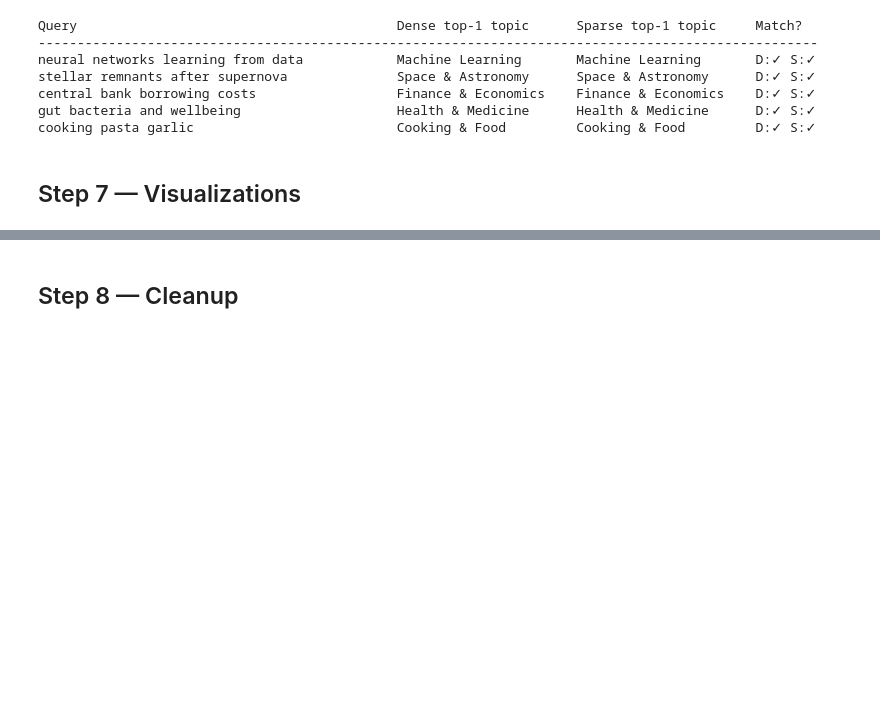
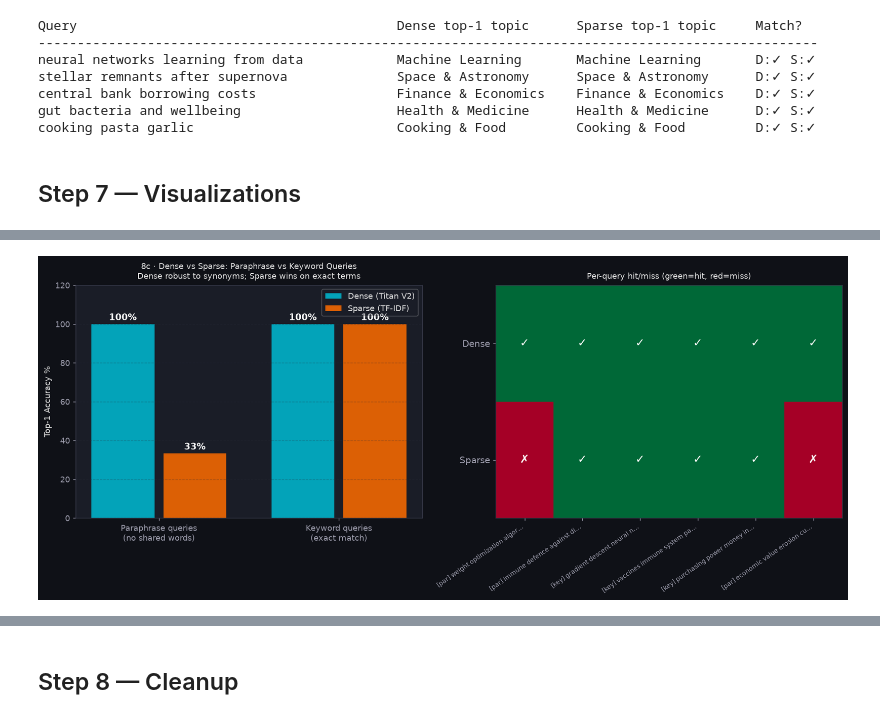
Before and after one commit to Ramu-DE/rag-patterns-aws-Qdrant, a Jupyter notebook: qdrant_notebooks/slide_deck_implementations/02_Dense_vs_Sparse_Encoding.ipynb, the cells around one changed output, grey strips where cells are left out. Cells and saved outputs as stored; diff of their text form; code cells hidden in the pictures; blank space fills up the shorter version.

```diff
--- a/qdrant_notebooks/slide_deck_implementations/02_Dense_vs_Sparse_Encoding.ipynb
+++ b/qdrant_notebooks/slide_deck_implementations/02_Dense_vs_Sparse_Encoding.ipynb
@@ -395,0 +498,98 @@ Saved: 02_dense_vs_sparse.png
+# %%
+# ── Paraphrase robustness test ────────────────────────────────────────────────
+# Dense should WIN on paraphrases (no shared words)
+# Sparse should WIN on exact keyword matches
+
+robustness_cases = [
+    # (query,                                          ground_truth_sentence_idx, tag)
+    ('weight optimization algorithm deep learning',   10, 'paraphrase'),  # GT: 'Gradient descent optimises neural network weights.'
+    ('immune defence against disease pathogens',      20, 'paraphrase'),  # GT: 'Vaccines stimulate the immune system against pathogens.'
+    ('gradient descent neural network weights',       10, 'keyword'),     # exact words
+    ('vaccines immune system pathogens',              20, 'keyword'),     # exact words
+    ('purchasing power money inflation',              15, 'keyword'),     # exact words
+    ('economic value erosion currency devaluation',  15, 'paraphrase'),  # GT: 'Inflation erodes the purchasing power of money.'
+]
+
+gt_texts = [sentences[idx] for _, idx, _ in robustness_cases]
+
+results = []
+for query, gt_idx, tag in robustness_cases:
+    # Dense
+    qvec = embed(query)
+    d_hits = qc.query_points(DENSE_COLL, query=qvec.tolist(), limit=3, with_payload=True).points
+    d_top_text = d_hits[0].payload['text'] if d_hits else ''
+    d_hit = d_top_text == sentences[gt_idx]
+    d_score = float(d_hits[0].score) if d_hits else 0.0
+
+    # Sparse
+    qvec_sp = tfidf.transform([query])
+    sp_idx = qvec_sp.nonzero()[1].tolist()
+    sp_vals = qvec_sp.data.tolist()
+    if sp_idx:
+        s_hits = qc.query_points(SPARSE_COLL,
+                     query=SparseVector(indices=sp_idx, values=sp_vals),
+                     using='sparse', limit=3, with_payload=True).points
+        s_top_text = s_hits[0].payload['text'] if s_hits else ''
+        s_hit = s_top_text == sentences[gt_idx]
+        s_score = float(s_hits[0].score) if s_hits else 0.0
+    else:
+        s_hit, s_score = False, 0.0
+
+    results.append({'query': query, 'tag': tag, 'gt_idx': gt_idx,
+                    'd_hit': d_hit, 'd_score': d_score,
+                    's_hit': s_hit, 's_score': s_score})
+    print(f'[{tag:10s}] D:{"✓" if d_hit else "✗"} {d_score:.3f}  '
+          f'S:{"✓" if s_hit else "✗"} {s_score:.3f}  Q: {query[:50]}')
+
+# ── grouped bar chart ─────────────────────────────────────────────────────────
+paraphrase_rows = [r for r in results if r['tag'] == 'paraphrase']
+keyword_rows    = [r for r in results if r['tag'] == 'keyword']
+
+def accuracy(rows, key): return sum(r[key] for r in rows) / len(rows) * 100
+
+cats   = ['Paraphrase queries\n(no shared words)', 'Keyword queries\n(exact match)']
+d_acc  = [accuracy(paraphrase_rows,'d_hit'), accuracy(keyword_rows,'d_hit')]
+s_acc  = [accuracy(paraphrase_rows,'s_hit'), accuracy(keyword_rows,'s_hit')]
+
+fig, (ax1, ax2) = plt.subplots(1, 2, figsize=(14, 6), facecolor='#0f1117')
+
+# left: accuracy bars
+ax1.set_facecolor('#1a1d27')
+x = np.arange(len(cats))
+b1 = ax1.bar(x - 0.2, d_acc, 0.35, label='Dense (Titan V2)', color='#00BCD4', alpha=0.85)
+b2 = ax1.bar(x + 0.2, s_acc, 0.35, label='Sparse (TF-IDF)',  color='#FF6D00', alpha=0.85)
+for bar, val in zip(list(b1)+list(b2), d_acc+s_acc):
+    ax1.text(bar.get_x()+bar.get_width()/2, val+2, f'{val:.0f}%',
+             ha='center', fontsize=11, fontweight='bold', color='white')
+ax1.set_xticks(x); ax1.set_xticklabels(cats, fontsize=10)
+ax1.set_ylim(0, 120); ax1.set_ylabel('Top-1 Accuracy %')
+ax1.set_title('8c · Dense vs Sparse: Paraphrase vs Keyword Queries\n'
+              'Dense robust to synonyms; Sparse wins on exact terms',
+              color='#e0e0e0', fontsize=10, pad=8)
+ax1.legend(framealpha=0.3); ax1.grid(axis='y', alpha=0.3)
+
+# right: per-query heatmap
+ax2.set_facecolor('#1a1d27')
+q_labels = [r['query'][:35]+'…' for r in results]
+tags      = [r['tag'] for r in results]
+d_hits_arr = np.array([[r['d_hit'] for r in results]])
+s_hits_arr = np.array([[r['s_hit'] for r in results]])
+combined   = np.vstack([d_hits_arr, s_hits_arr]).astype(float)  # (2, N)
+im = ax2.imshow(combined, aspect='auto', cmap='RdYlGn', vmin=0, vmax=1)
+ax2.set_yticks([0,1]); ax2.set_yticklabels(['Dense','Sparse'], fontsize=11)
+ax2.set_xticks(range(len(q_labels)))
+ax2.set_xticklabels(
+    [f'[{t[:3]}] {q[:25]}…' for t,q in zip(tags, [r["query"] for r in results])],
+    rotation=35, ha='right', fontsize=7.5)
+ax2.set_title('Per-query hit/miss (green=hit, red=miss)', color='#e0e0e0', fontsize=10, pad=8)
+for row in range(2):
+    for col in range(len(results)):
+        val = combined[row, col]
+        ax2.text(col, row, '✓' if val else '✗', ha='center', va='center',
+                 fontsize=14, color='white', fontweight='bold')
+
+plt.tight_layout()
+plt.savefig('02d_paraphrase_robustness.png', bbox_inches='tight', facecolor=fig.get_facecolor())
+plt.show()
+print('Saved: 02d_paraphrase_robustness.png')
+# %% [output]
@@ -395,0 +602 @@ Saved: 02_dense_vs_sparse.png
+[figure, added]
```
Also changed, not shown: parts of 7 cells of this notebook, 3 other files.
